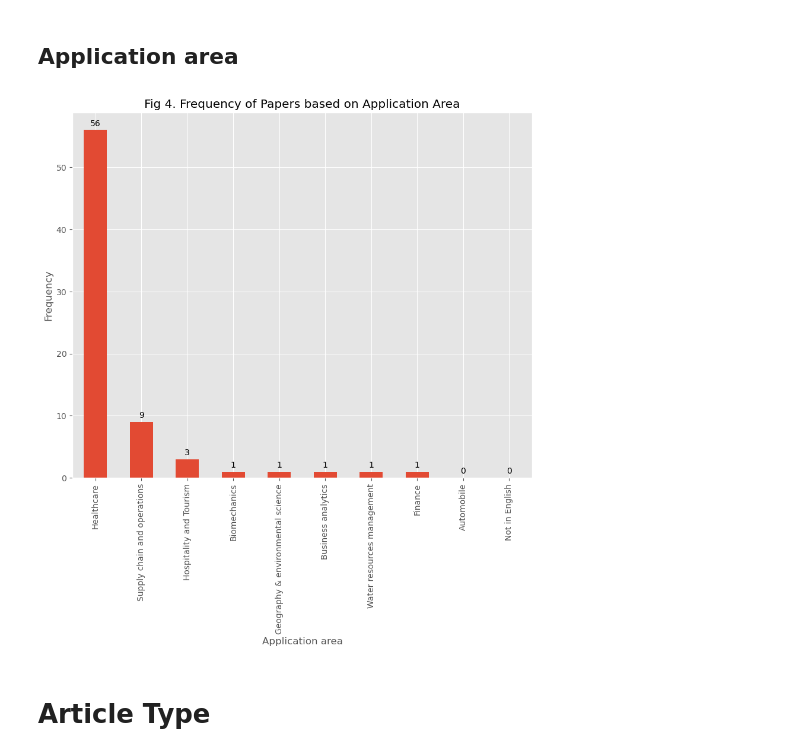
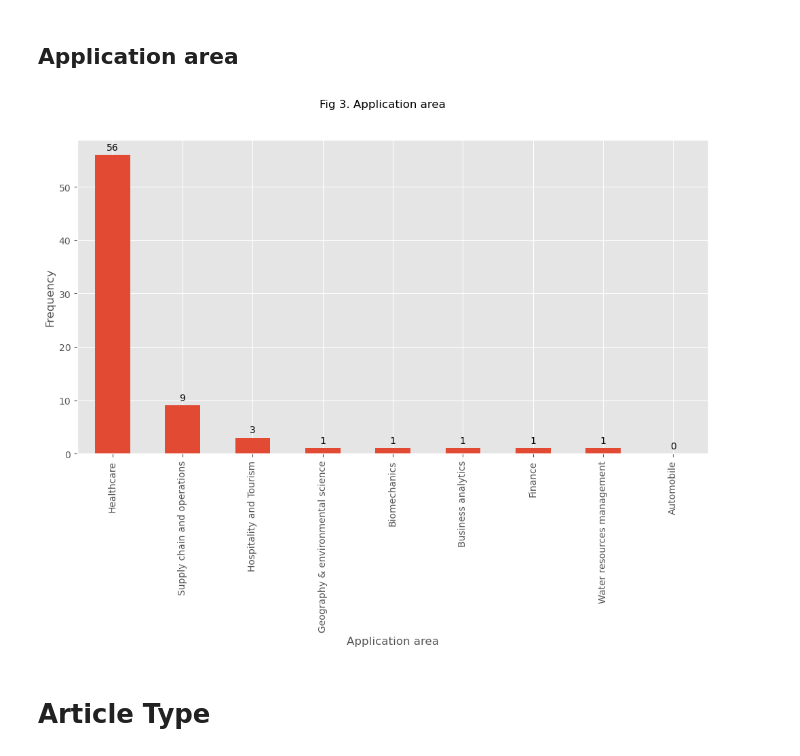
Before and after one commit to pythonhealthdatascience/stress_update, a Jupyter notebook: quarto_site/analysis.ipynb, the cells around one changed output. Drawn from its saved outputs; the diff is of its cells as text; code cells hidden in the pictures.

```diff
--- a/quarto_site/analysis.ipynb
+++ b/quarto_site/analysis.ipynb
@@ -356,3 +376,0 @@ def figure_3(data: pd.DataFrame, include_fig_title: Optional[bool] = True,
-# %%
-fig, ax = figure_3(USED_STRESS)
-fig.savefig('./figures/figure_3.png', dpi=300, bbox_inches="tight")
@@ -361,20 +377,33 @@ fig.savefig('./figures/figure_3.png', dpi=300, bbox_inches="tight")
 # %% [markdown]
 ## Application area
-# %%
-APP_freq = USED_STRESS["application_area"].value_counts()
-
-plt.figure(figsize=(10, 8))
-APB = APP_freq.plot(kind="bar")
-
-plt.title("Fig 4. Frequency of Papers based on Application Area")
-plt.xlabel("Application area")
-plt.ylabel("Frequency")
-
-# Add data labels on the bars
-APB.bar_label(APB.containers[0], label_type="edge", padding=3)
-
-plt.show()
-# %% [output]
-[figure, removed]
+# %%
+def figure_3(data: pd.DataFrame, figsize: Optional[int|int] = (12,6)):
+    '''Frequency of software/coding language usage as bar chart
+
+    Parameters:
+    ---------
+    data: pd.DataFrame
+        The cleaned + filtered review data to plot
+
+    figsize = Tuple(int, int)
+        Size of matplotlib figure
+
+    Returns:
+    -------
+    out: fig and axis of plot
+    '''
+
+    freq = data["application_area"].value_counts()
+
+    return frequency_bar_chart(data=freq,
+                               x_label="Application area",
+                               y_label="Frequency",
+                               rotate_x_ticks=90)
+# %%
+fig, ax = figure_3(USED_STRESS, False)
+fig.savefig('./figures/figure_3.png', dpi=300, bbox_inches="tight")
+_ = fig.suptitle("Fig 3. Application area")
+# %% [output]
+[figure, added]
 # %% [markdown]
 # Article Type
```
Also changed, not shown: parts of 35 cells of this notebook, 8 other files.
